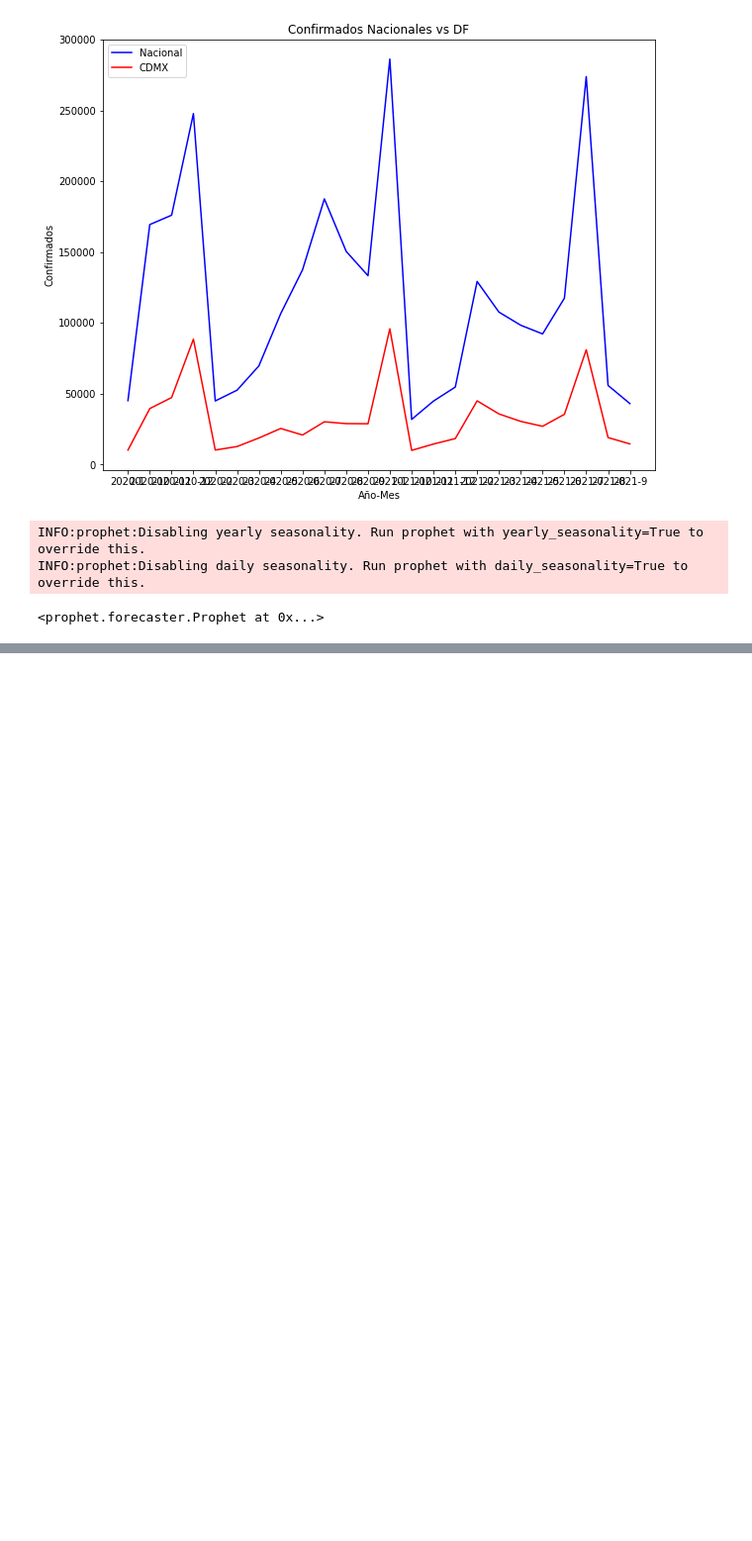
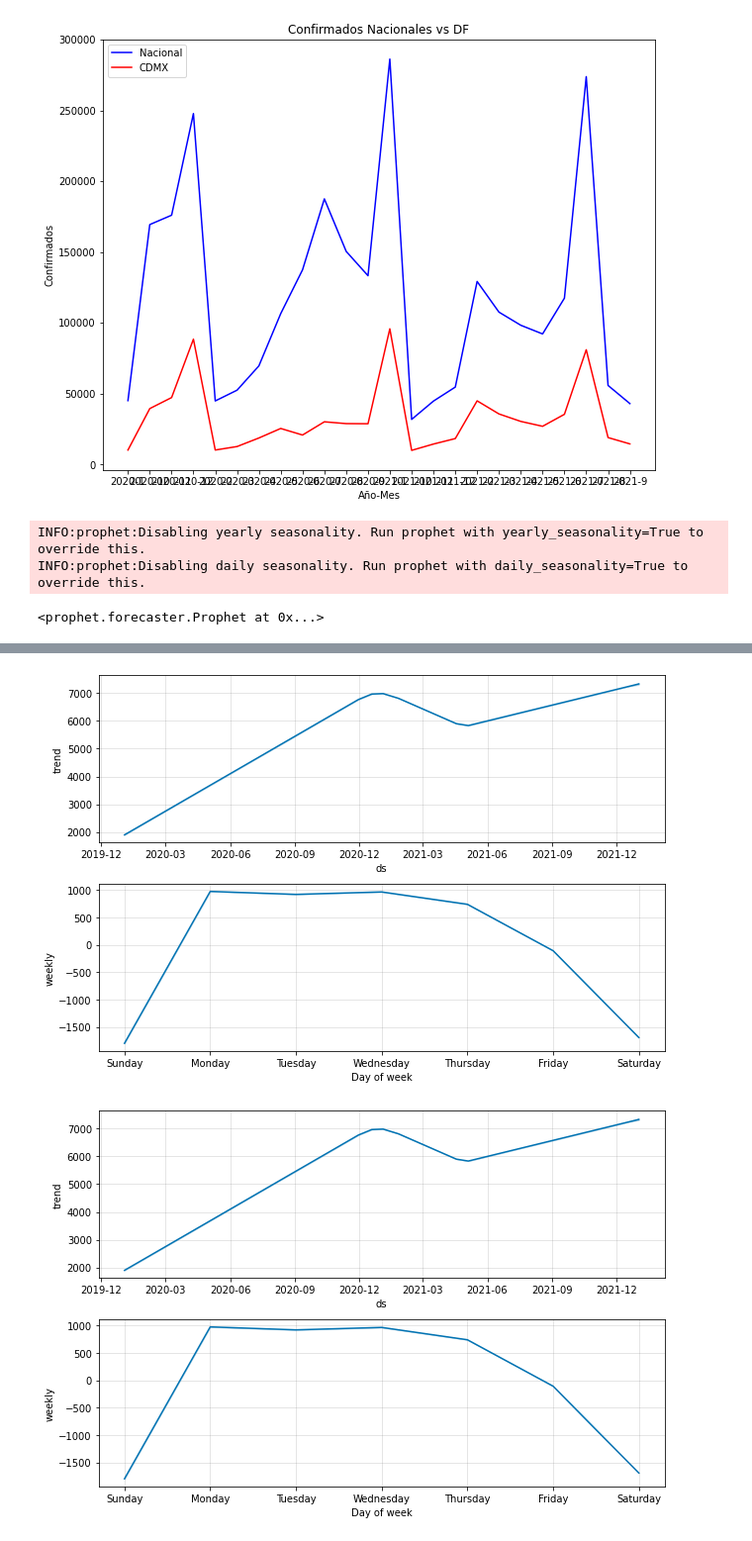
Before and after one commit to hatchdavid1/MX_covid_maps, a Jupyter notebook: covid_forecast.ipynb, the cells around one changed output, grey strips where cells are left out. Shown at 99% size. Saved outputs shown, nothing was run; the diff lists cells and outputs as text; code cells hidden in the pictures; blank space fills up the shorter version.

```diff
--- a/covid_forecast.ipynb
+++ b/covid_forecast.ipynb
@@ -160,0 +172,5 @@ INFO:prophet:Disabling daily seasonality. Run prophet with daily_seasonality=Tru
+# %%
+nacional_prophet.plot_components(nacional_forecast)
+# %% [output]
+[figure, added]
+[figure, added]
```
Also changed, not shown: parts of 5 cells of this notebook.
